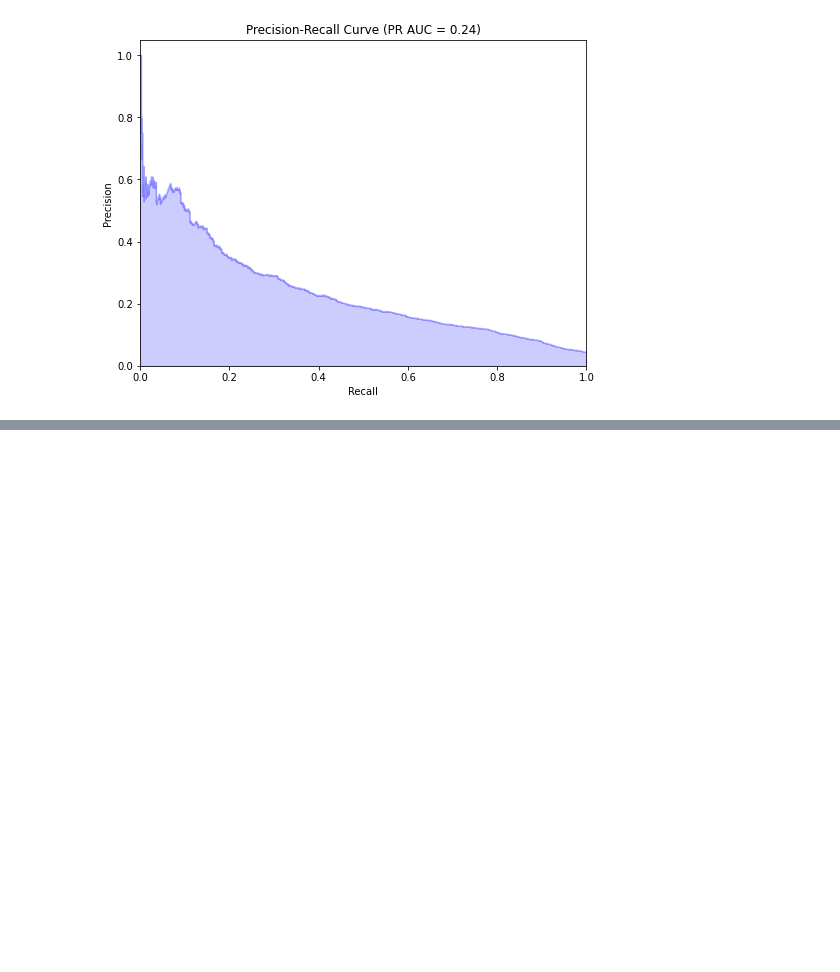
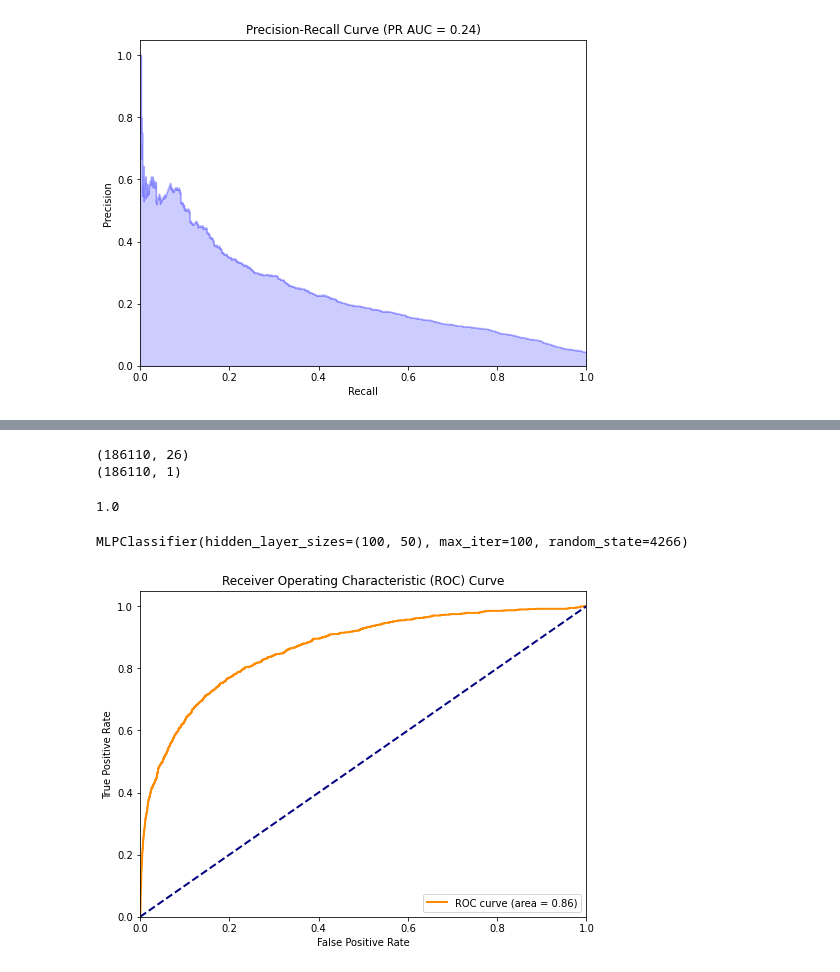
Before and after one commit to ben-dom393/teamedward, a Jupyter notebook: experiments/test_sampling.ipynb, the cells around one changed output, grey strips where cells are left out. Drawn from its saved outputs; the diff is of its cells as text; code cells hidden in the pictures; blank space fills up the shorter version.

Commit message:
added testing of synthetic data generated by random sampling

```diff
--- a/experiments/test_sampling.ipynb
+++ b/experiments/test_sampling.ipynb
@@ -264,0 +280,17 @@ plt.show()
+# %%
+x_train = train_data.drop(columns = ["label","transcript_id","gene_id"])
+y_train = train_data[['label']]
+print(x_train.shape)
+print(y_train.shape)
+# %% [output]
+(186110, 26)
+(186110, 1)
+# %%
+x_val = val_data.drop(columns = ["label","transcript_id","gene_id"])
+y_val = val_data[["label"]]
+# %%
+positive_count = len(y_train[y_train['label'] == 1])
+negative_count = len(y_train[y_train['label'] == 0])
+print(positive_count/negative_count)
+# %% [output]
+1.0
@@ -264,0 +300,33 @@ plt.show()
+# %%
+# Create an MLP Classifier with desired hyperparameters
+mlp_classifier = MLPClassifier(hidden_layer_sizes=(100, 50), max_iter=100, random_state=4266)
+# Train the classifier on your training data
+mlp_classifier.fit(x_train, y_train)
+# %% [output]
+MLPClassifier(hidden_layer_sizes=(100, 50), max_iter=100, random_state=4266)
+# %%
+y_pred = mlp_classifier.predict(x_val)
+y_pred_prob = mlp_classifier.predict_proba(x_val)
+# %%
+from sklearn.metrics import roc_auc_score, roc_curve, auc
+import matplotlib.pyplot as plt
+
+# Calculate ROC AUC
+roc_auc = roc_auc_score(y_val, y_pred_prob[:, 1])
+
+# Get ROC curve values
+fpr, tpr, _ = roc_curve(y_val, y_pred_prob[:, 1])
+
+# Plot ROC curve
+plt.figure(figsize=(8, 6))
+plt.plot(fpr, tpr, color='darkorange', lw=2, label='ROC curve (area = %0.2f)' % roc_auc)
+plt.plot([0, 1], [0, 1], color='navy', lw=2, linestyle='--')
+plt.xlim([0.0, 1.0])
+plt.ylim([0.0, 1.05])
+plt.xlabel('False Positive Rate')
+plt.ylabel('True Positive Rate')
+plt.title('Receiver Operating Characteristic (ROC) Curve')
+plt.legend(loc='lower right')
+plt.show()
+# %% [output]
+[figure, added]
```
Also changed, not shown: parts of 4 cells of this notebook.
